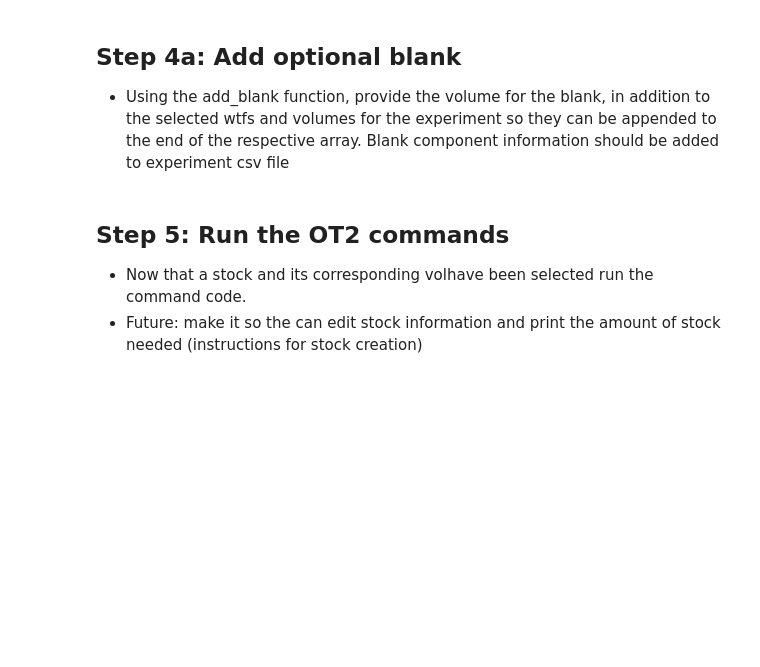
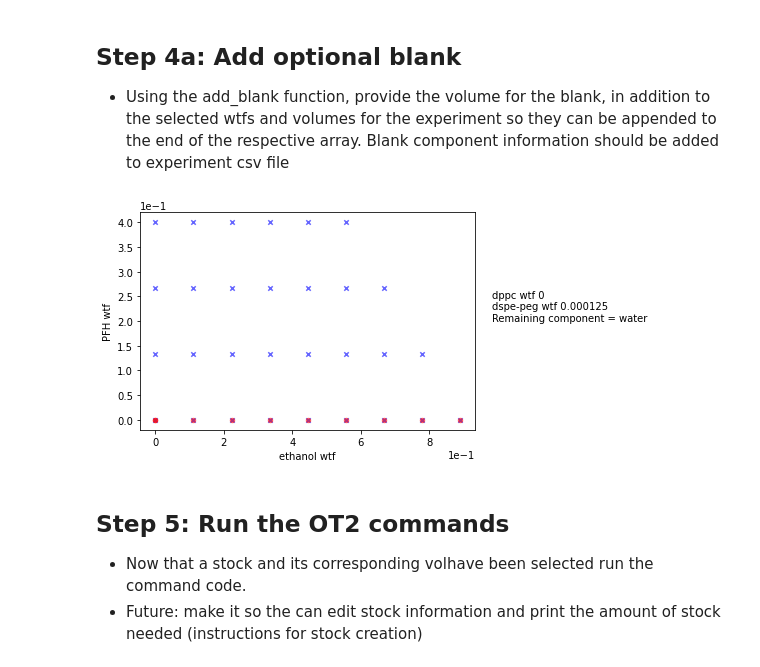
Before and after one commit to pozzo-research-group/OT2Protocols, a Jupyter notebook: ot2protocol/Ouzo_OT2_Sampling/Sample Creation Notebook_START_HERE.ipynb, the cells around one changed output. Cells and saved outputs as stored; diff of their text form; code cells hidden in the pictures; blank space fills up the shorter version.

```diff
--- a/ot2protocol/Ouzo_OT2_Sampling/Sample Creation Notebook_START_HERE.ipynb
+++ b/ot2protocol/Ouzo_OT2_Sampling/Sample Creation Notebook_START_HERE.ipynb
@@ -137,8 +187,11 @@ print('number of samples = ' + str(len(selected_filtered_wtfs)))
 ## Step 4a: Add optional blank
 * Using the add_blank function, provide the volume for the blank, in addition to the selected wtfs and volumes for the experiment so they can be appended to the end of the respective array. Blank component information should be added to experiment csv file
 # %%
-seleted_wtfs_plus_blank, selected_volumes_plus_blank = create.add_blank(selected_filtered_wtfs, selected_filtered_volumes, 800, experiment_csv_dict['Blank Component Concentrations (wtfs)'])
+seleted_wtfs_plus_blank, selected_volumes_plus_blank = create.add_blank_sample(selected_filtered_wtfs, selected_filtered_volumes, 800, experiment_csv_dict['Blank Component Concentrations (wtfs)'])
 ouzo_graphs.graph_canidates(experiment_csv_dict, wtf_sample_canidates, seleted_wtfs_plus_blank)
+# add more useful info in graph
+# %% [output]
+[figure, added]
 # %% [markdown]
 ## Step 5: Run the OT2 commands
 * Now that a stock and its corresponding volhave been selected run the command code.
```
Also changed, not shown: parts of 11 cells of this notebook, 3 other files.
